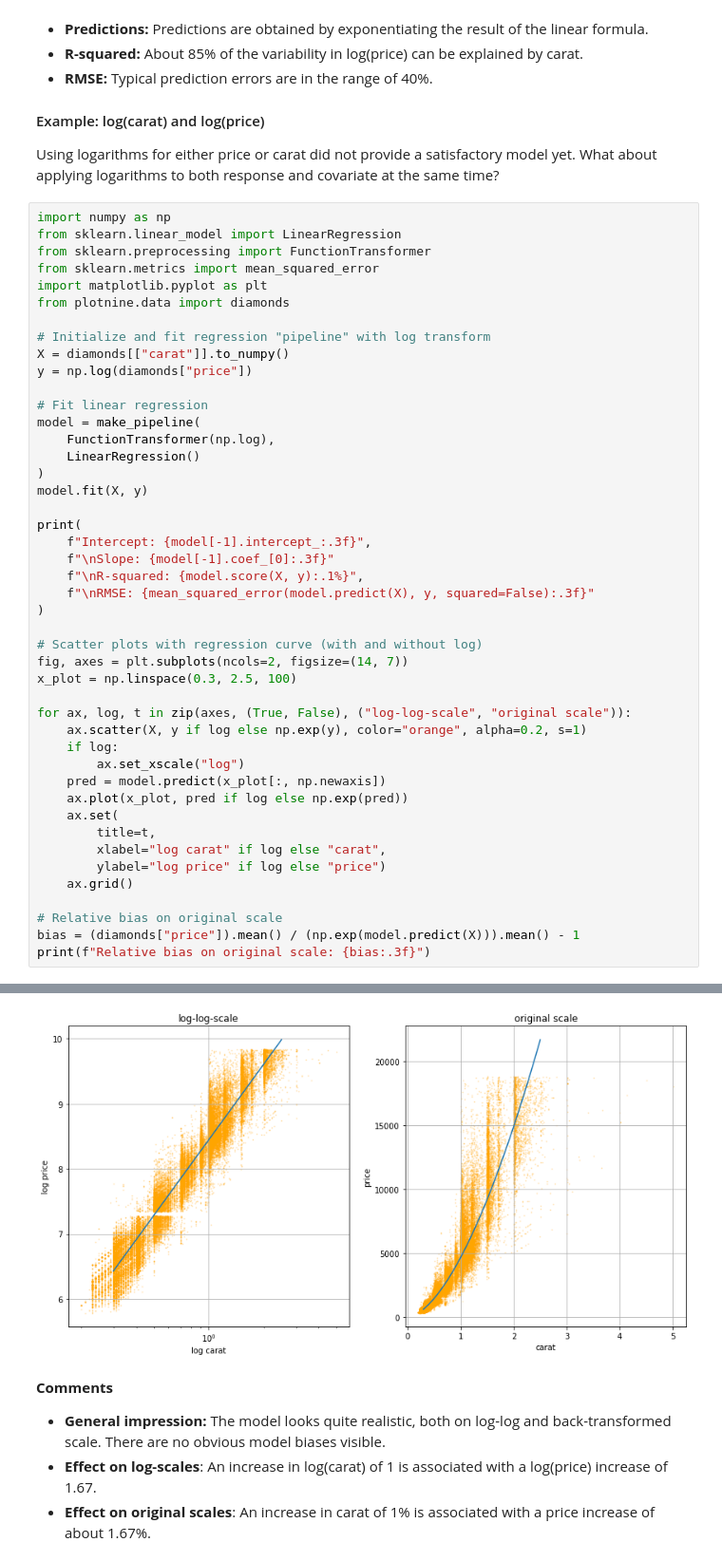
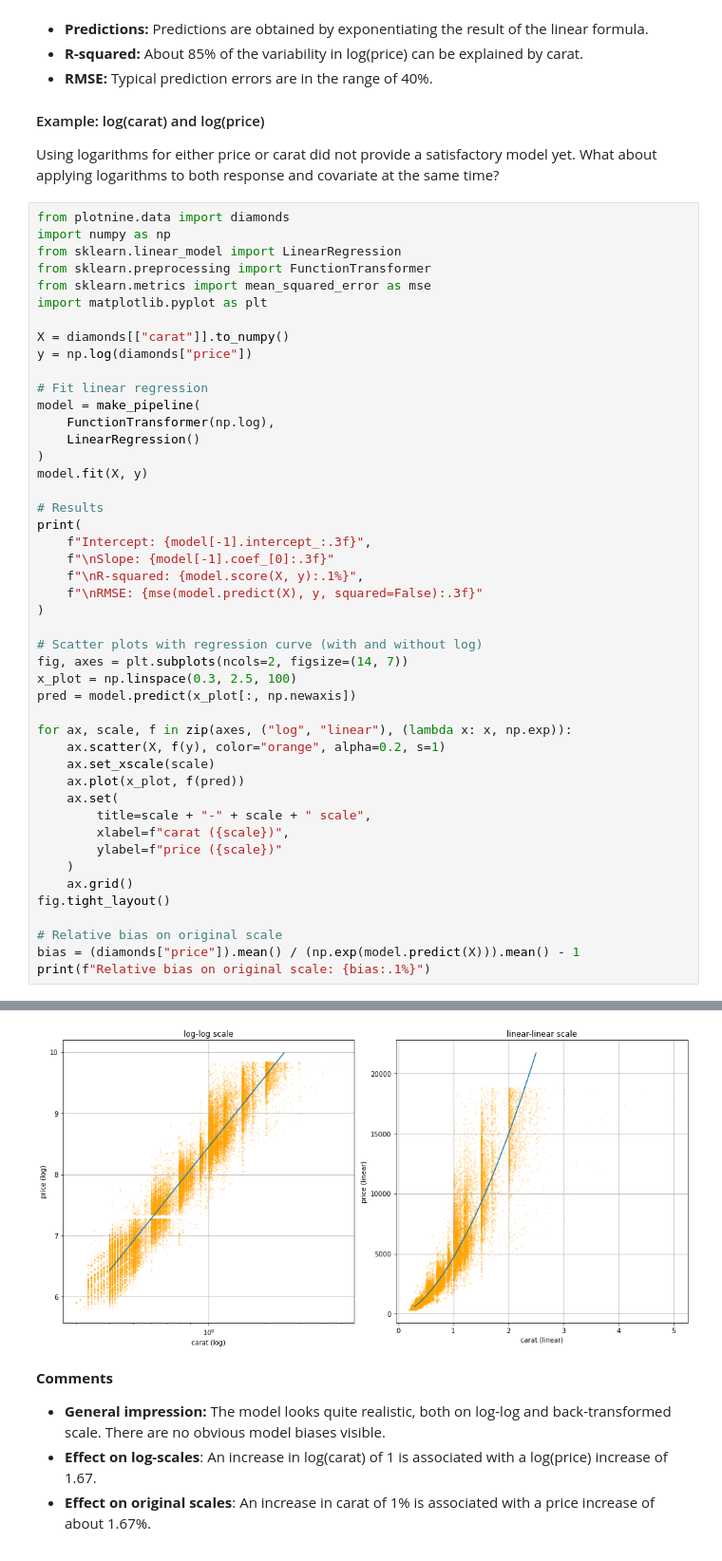
Before and after one commit to mayer79/ml_lecture, a Jupyter notebook: py/1_Basics_and_Linear_Models.ipynb, the cells around one changed output, grey strips where cells are left out. Shown at 95% size. Cells and saved outputs as stored; diff of their text form.

```diff
--- a/py/1_Basics_and_Linear_Models.ipynb
+++ b/py/1_Basics_and_Linear_Models.ipynb
@@ -705,14 +721,13 @@ RMSE: 0.397
 
 Using logarithms for either price or carat did not provide a satisfactory model yet. What about applying logarithms to both response and covariate at the same time?
 # %%
+from plotnine.data import diamonds
 import numpy as np
 from sklearn.linear_model import LinearRegression
 from sklearn.preprocessing import FunctionTransformer
-from sklearn.metrics import mean_squared_error
+from sklearn.metrics import mean_squared_error as mse
 import matplotlib.pyplot as plt
-from plotnine.data import diamonds
 
-# Initialize and fit regression "pipeline" with log transform
 X = diamonds[["carat"]].to_numpy()
 y = np.log(diamonds["price"])
 
@@ -723,32 +738,34 @@ model = make_pipeline(
 )
 model.fit(X, y)
 
+# Results
 print(
     f"Intercept: {model[-1].intercept_:.3f}",
     f"\nSlope: {model[-1].coef_[0]:.3f}"
     f"\nR-squared: {model.score(X, y):.1%}",
-    f"\nRMSE: {mean_squared_error(model.predict(X), y, squared=False):.3f}"
+    f"\nRMSE: {mse(model.predict(X), y, squared=False):.3f}"
 )
 
 # Scatter plots with regression curve (with and without log)
 fig, axes = plt.subplots(ncols=2, figsize=(14, 7))
 x_plot = np.linspace(0.3, 2.5, 100)
+pred = model.predict(x_plot[:, np.newaxis])
 
-for ax, log, t in zip(axes, (True, False), ("log-log-scale", "original scale")):
-    ax.scatter(X, y if log else np.exp(y), color="orange", alpha=0.2, s=1)
-    if log:
-        ax.set_xscale("log")
-    pred = model.predict(x_plot[:, np.newaxis])
-    ax.plot(x_plot, pred if log else np.exp(pred))
+for ax, scale, f in zip(axes, ("log", "linear"), (lambda x: x, np.exp)):
+    ax.scatter(X, f(y), color="orange", alpha=0.2, s=1)
+    ax.set_xscale(scale)
+    ax.plot(x_plot, f(pred))
     ax.set(
-        title=t,
-        xlabel="log carat" if log else "carat",
-        ylabel="log price" if log else "price")
+        title=scale + "-" + scale + " scale",
+        xlabel=f"carat ({scale})",
+        ylabel=f"price ({scale})"
+    )
     ax.grid()
+fig.tight_layout()
 
 # Relative bias on original scale
 bias = (diamonds["price"]).mean() / (np.exp(model.predict(X))).mean() - 1
-print(f"Relative bias on original scale: {bias:.3f}")
+print(f"Relative bias on original scale: {bias:.1%}")
 # %% [output]
 Intercept: 8.449
 Slope: 1.676
@@ -758,4 +775,4 @@ Relative bias on original scale: 0.031
-[figure, old version]
+[figure, new version]
 # %% [markdown]
 **Comments**
 
```
Also changed, not shown: parts of 3 cells of this notebook.
